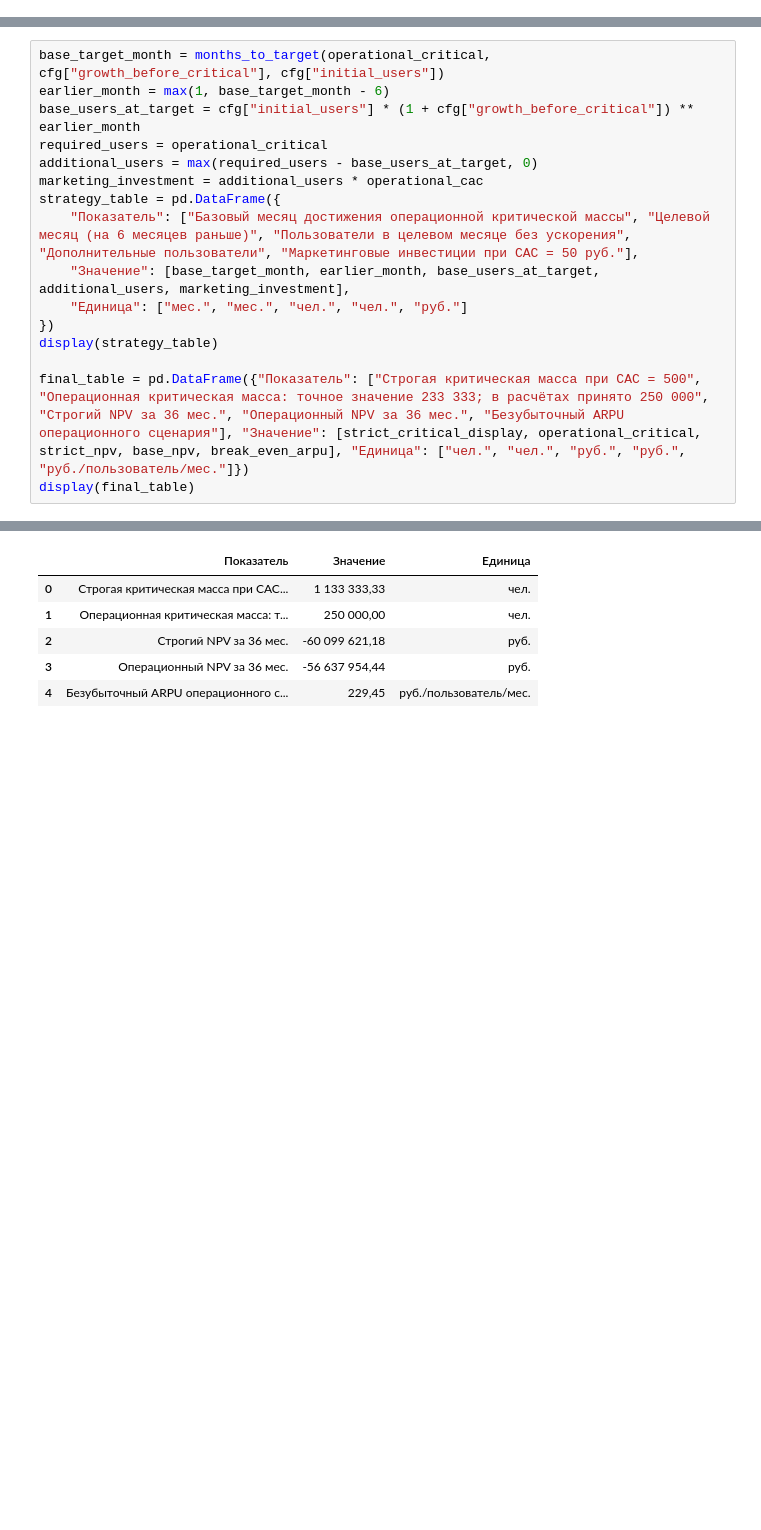
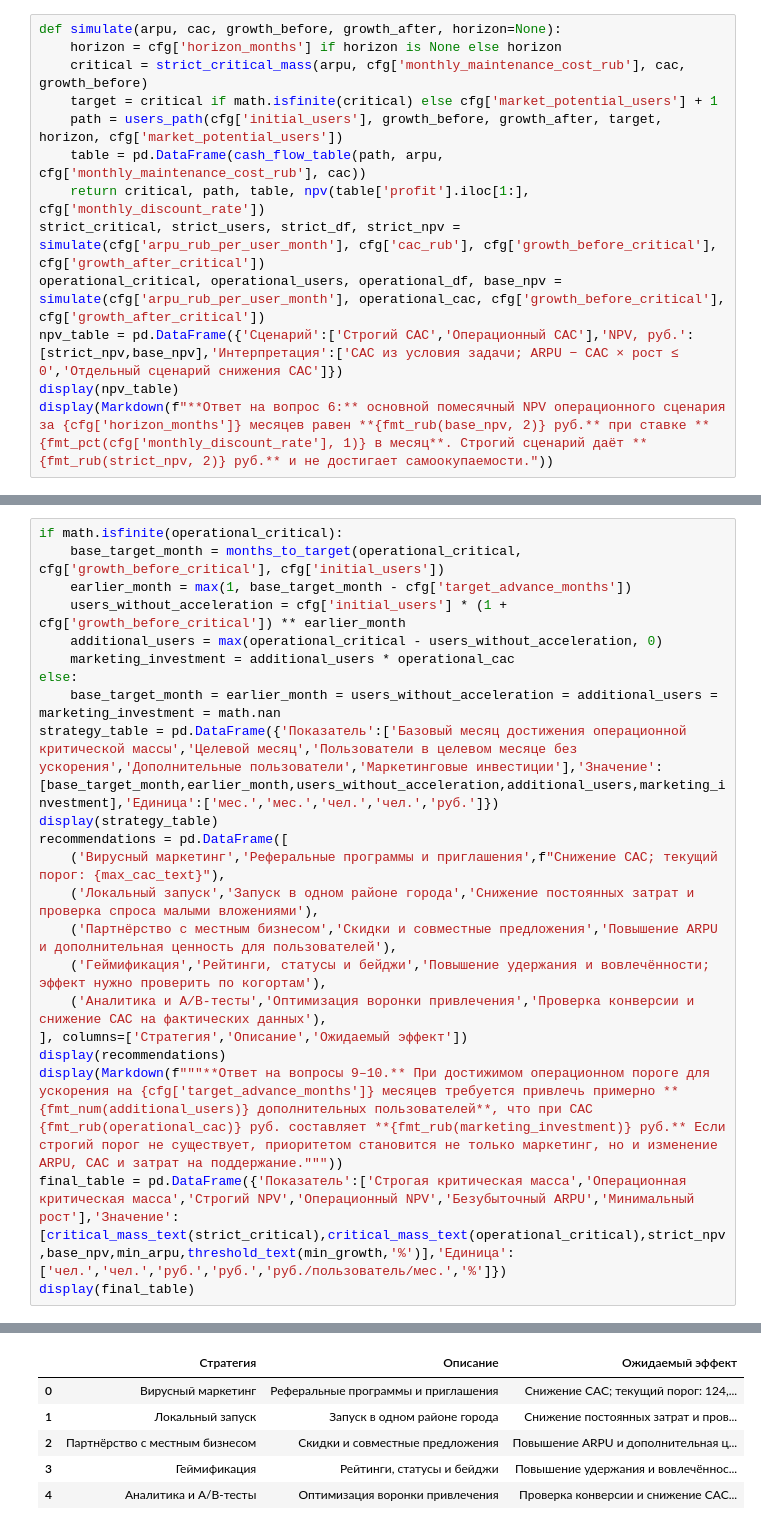
Before and after one commit to Timoshkin-hash/eoi-e2, a Jupyter notebook: notebooks/task_02_social_network.ipynb, the cells around one changed output, grey strips where cells are left out. Cells and saved outputs as stored; diff of their text form; blank space fills up the shorter version.

```diff
--- a/notebooks/task_02_social_network.ipynb
+++ b/notebooks/task_02_social_network.ipynb
@@ -287,0 +228,13 @@ print(f"Минимальный ARPU для NPV >= 0: {break_even_arpu:,.2f} ру
+# %%
+def simulate(arpu, cac, growth_before, growth_after, horizon=None):
+    horizon = cfg['horizon_months'] if horizon is None else horizon
+    critical = strict_critical_mass(arpu, cfg['monthly_maintenance_cost_rub'], cac, growth_before)
+    target = critical if math.isfinite(critical) else cfg['market_potential_users'] + 1
+    path = users_path(cfg['initial_users'], growth_before, growth_after, target, horizon, cfg['market_potential_users'])
+    table = pd.DataFrame(cash_flow_table(path, arpu, cfg['monthly_maintenance_cost_rub'], cac))
+    return critical, path, table, npv(table['profit'].iloc[1:], cfg['monthly_discount_rate'])
+strict_critical, strict_users, strict_df, strict_npv = simulate(cfg['arpu_rub_per_user_month'], cfg['cac_rub'], cfg['growth_before_critical'], cfg['growth_after_critical'])
+operational_critical, operational_users, operational_df, base_npv = simulate(cfg['arpu_rub_per_user_month'], operational_cac, cfg['growth_before_critical'], cfg['growth_after_critical'])
+npv_table = pd.DataFrame({'Сценарий':['Строгий CAC','Операционный CAC'],'NPV, руб.':[strict_npv,base_npv],'Интерпретация':['CAC из условия задачи; ARPU − CAC × рост ≤ 0','Отдельный сценарий снижения CAC']})
+display(npv_table)
+display(Markdown(f"**Ответ на вопрос 6:** основной помесячный NPV операционного сценария за {cfg['horizon_months']} месяцев равен **{fmt_rub(base_npv, 2)} руб.** при ставке **{fmt_pct(cfg['monthly_discount_rate'], 1)} в месяц**. Строгий сценарий даёт **{fmt_rub(strict_npv, 2)} руб.** и не достигает самоокупаемости."))
@@ -328,18 +339,24 @@ plt.show()
 # %%
-base_target_month = months_to_target(operational_critical, cfg["growth_before_critical"], cfg["initial_users"])
-earlier_month = max(1, base_target_month - 6)
-base_users_at_target = cfg["initial_users"] * (1 + cfg["growth_before_critical"]) ** earlier_month
-required_users = operational_critical
-additional_users = max(required_users - base_users_at_target, 0)
-marketing_investment = additional_users * operational_cac
-strategy_table = pd.DataFrame({
-    "Показатель": ["Базовый месяц достижения операционной критической массы", "Целевой месяц (на 6 месяцев раньше)", "Пользователи в целевом месяце без ускорения", "Дополнительные пользователи", "Маркетинговые инвестиции при CAC = 50 руб."],
-    "Значение": [base_target_month, earlier_month, base_users_at_target, additional_users, marketing_investment],
-    "Единица": ["мес.", "мес.", "чел.", "чел.", "руб."]
-})
+if math.isfinite(operational_critical):
+    base_target_month = months_to_target(operational_critical, cfg['growth_before_critical'], cfg['initial_users'])
+    earlier_month = max(1, base_target_month - cfg['target_advance_months'])
+    users_without_acceleration = cfg['initial_users'] * (1 + cfg['growth_before_critical']) ** earlier_month
+    additional_users = max(operational_critical - users_without_acceleration, 0)
+    marketing_investment = additional_users * operational_cac
+else:
+    base_target_month = earlier_month = users_without_acceleration = additional_users = marketing_investment = math.nan
+strategy_table = pd.DataFrame({'Показатель':['Базовый месяц достижения операционной критической массы','Целевой месяц','Пользователи в целевом месяце без ускорения','Дополнительные пользователи','Маркетинговые инвестиции'],'Значение':[base_target_month,earlier_month,users_without_acceleration,additional_users,marketing_investment],'Единица':['мес.','мес.','чел.','чел.','руб.']})
 display(strategy_table)
-
-final_table = pd.DataFrame({"Показатель": ["Строгая критическая масса при CAC = 500", "Операционная критическая масса: точное значение 233 333; в расчётах принято 250 000", "Строгий NPV за 36 мес.", "Операционный NPV за 36 мес.", "Безубыточный ARPU операционного сценария"], "Значение": [strict_critical_display, operational_critical, strict_npv, base_npv, break_even_arpu], "Единица": ["чел.", "чел.", "руб.", "руб.", "руб./пользователь/мес."]})
+recommendations = pd.DataFrame([
+    ('Вирусный маркетинг','Реферальные программы и приглашения',f"Снижение CAC; текущий порог: {max_cac_text}"),
+    ('Локальный запуск','Запуск в одном районе города','Снижение постоянных затрат и проверка спроса малыми вложениями'),
+    ('Партнёрство с местным бизнесом','Скидки и совместные предложения','Повышение ARPU и дополнительная ценность для пользователей'),
+    ('Геймификация','Рейтинги, статусы и бейджи','Повышение удержания и вовлечённости; эффект нужно проверить по когортам'),
+    ('Аналитика и A/B-тесты','Оптимизация воронки привлечения','Проверка конверсии и снижение CAC на фактических данных'),
+], columns=['Стратегия','Описание','Ожидаемый эффект'])
+display(recommendations)
+display(Markdown(f"""**Ответ на вопросы 9–10.** При достижимом операционном пороге для ускорения на {cfg['target_advance_months']} месяцев требуется привлечь примерно **{fmt_num(additional_users)} дополнительных пользователей**, что при CAC {fmt_rub(operational_cac)} руб. составляет **{fmt_rub(marketing_investment)} руб.** Если строгий порог не существует, приоритетом становится не только маркетинг, но и изменение ARPU, CAC и затрат на поддержание."""))
+final_table = pd.DataFrame({'Показатель':['Строгая критическая масса','Операционная критическая масса','Строгий NPV','Операционный NPV','Безубыточный ARPU','Минимальный рост'],'Значение':[critical_mass_text(strict_critical),critical_mass_text(operational_critical),strict_npv,base_npv,min_arpu,threshold_text(min_growth,'%')],'Единица':['чел.','чел.','руб.','руб.','руб./пользователь/мес.','%']})
 display(final_table)
 # %% [output]
 |  | Показатель | Значение | Единица |
@@ -351,6 +368,6 @@ display(final_table)
-|  | Показатель | Значение | Единица |
-| 0 | Строгая критическая масса при CAC... | 1 133 333,33 | чел. |
-| 1 | Операционная критическая масса: т... | 250 000,00 | чел. |
-| 2 | Строгий NPV за 36 мес. | -60 099 621,18 | руб. |
-| 3 | Операционный NPV за 36 мес. | -56 637 954,44 | руб. |
-| 4 | Безубыточный ARPU операционного с... | 229,45 | руб./пользователь/мес. |
+|  | Стратегия | Описание | Ожидаемый эффект |
+| 0 | Вирусный маркетинг | Реферальные программы и приглашения | Снижение CAC; текущий порог: 124,... |
+| 1 | Локальный запуск | Запуск в одном районе города | Снижение постоянных затрат и пров... |
+| 2 | Партнёрство с местным бизнесом | Скидки и совместные предложения | Повышение ARPU и дополнительная ц... |
+| 3 | Геймификация | Рейтинги, статусы и бейджи | Повышение удержания и вовлечённос... |
+| 4 | Аналитика и A/B-тесты | Оптимизация воронки привлечения | Проверка конверсии и снижение CAC... |
```
Also changed, not shown: parts of 28 cells of this notebook, 17 other files.
